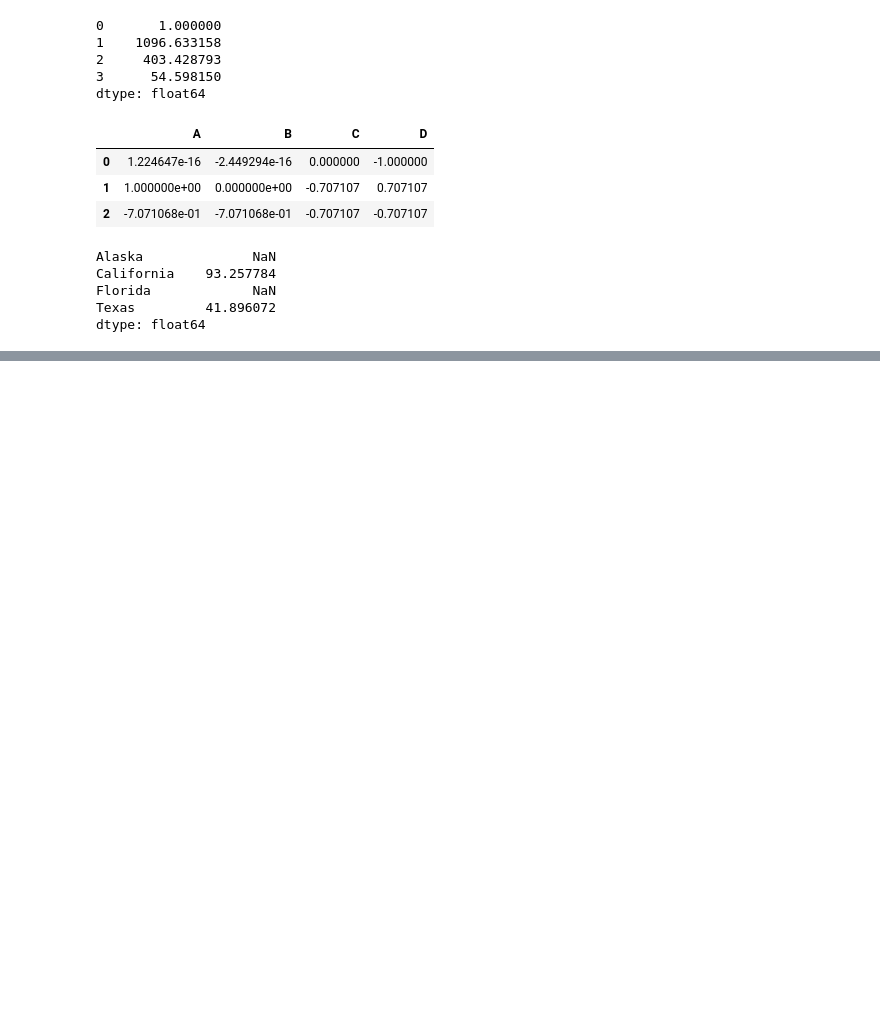
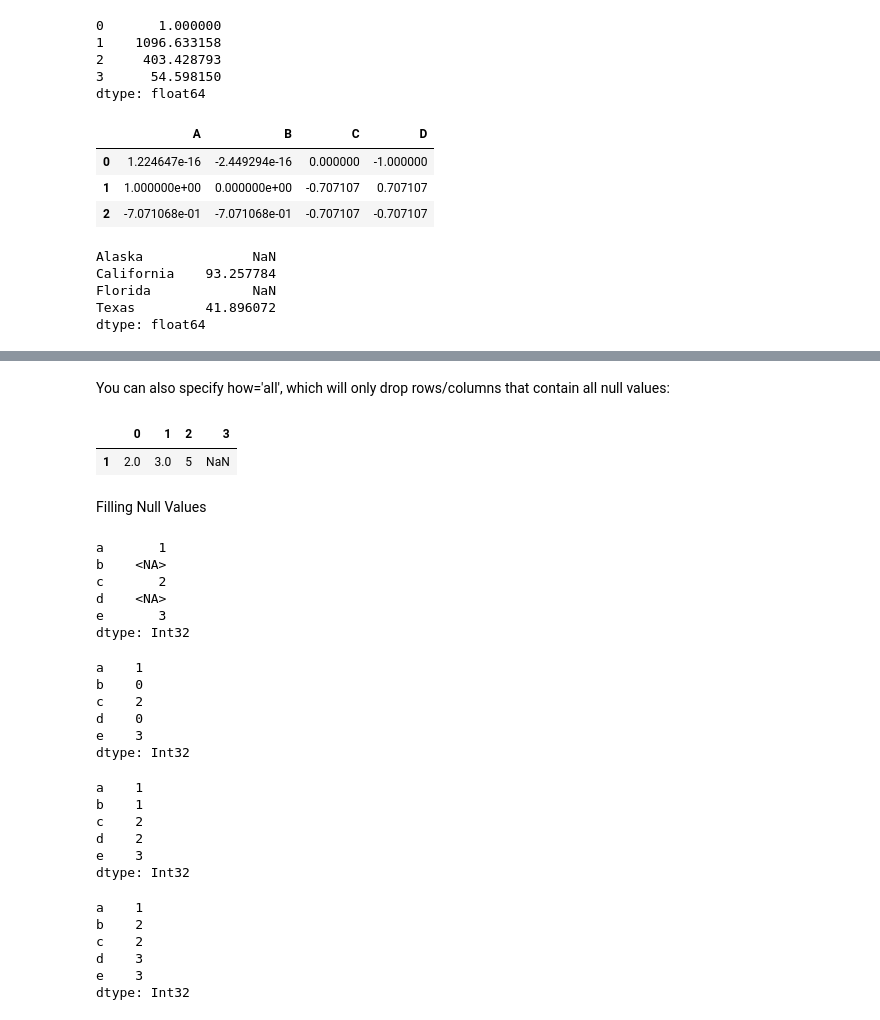
Before and after one commit to r-rahulsingh/python_book, a Jupyter notebook: Pandas.ipynb, the cells around one changed output, grey strips where cells are left out. Drawn from its saved outputs; the diff is of its cells as text; code cells hidden in the pictures; blank space fills up the shorter version.

```diff
--- a/Pandas.ipynb
+++ b/Pandas.ipynb
@@ -515,0 +631,11 @@ dtype: float64
+# %% [markdown]
+You can also specify how='all', which will only drop rows/columns that contain all null values:
+# %%
+df.dropna(axis='rows', thresh=3)
+# Here, the first and last rows have been dropped because they each contain only two
+# non-null values.
+# %% [output]
+|  | 0 | 1 | 2 | 3 |
+| 1 | 2.0 | 3.0 | 5 | NaN |
+# %% [markdown]
+Filling Null Values
@@ -515,0 +645,38 @@ dtype: float64
+# %%
+data
+# %% [output]
+a       1
+b    <NA>
+c       2
+d    <NA>
+e       3
+dtype: Int32
+# %%
+data.fillna(0)
+# %% [output]
+a    1
+b    0
+c    2
+d    0
+e    3
+dtype: Int32
+# %%
+# forward fill
+data.fillna(method='ffill')
+# %% [output]
+a    1
+b    1
+c    2
+d    2
+e    3
+dtype: Int32
+# %%
+# back fill
+data.fillna(method='bfill')
+# %% [output]
+a    1
+b    2
+c    2
+d    3
+e    3
+dtype: Int32
```
Also changed, not shown: parts of 20 cells of this notebook.
